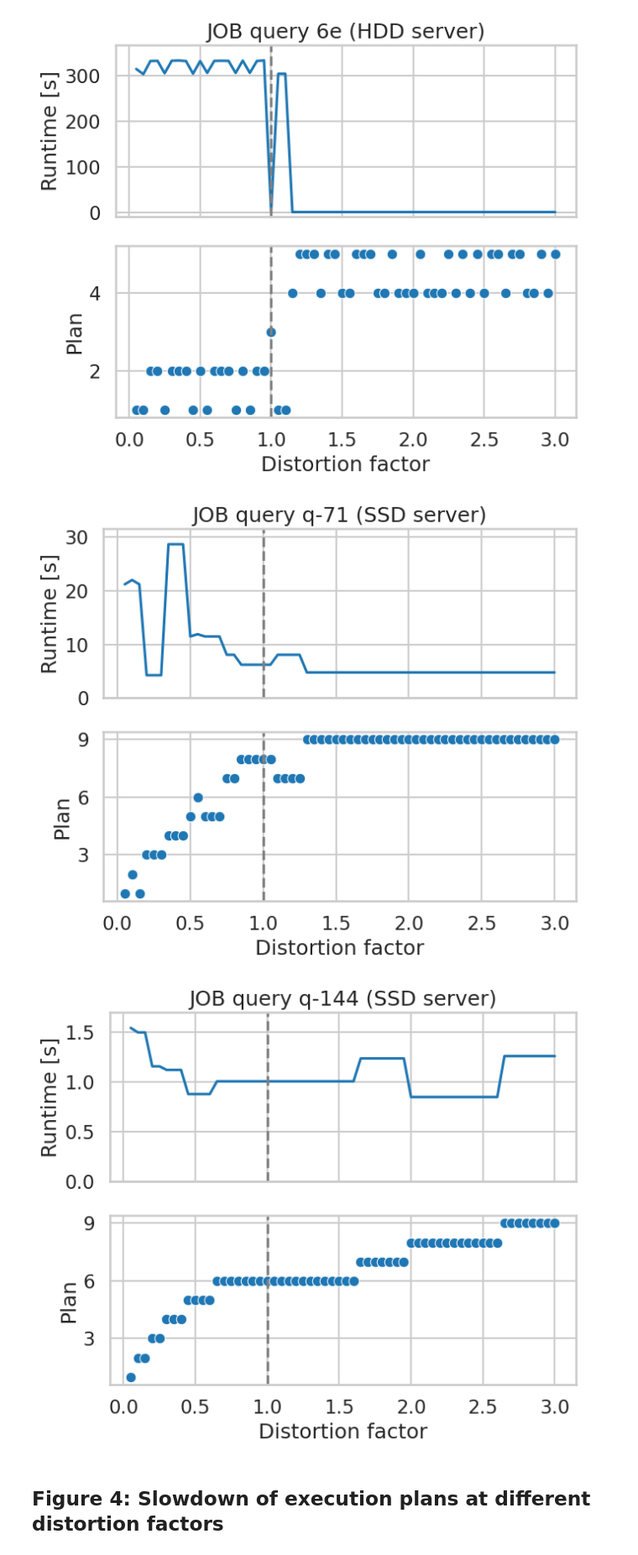
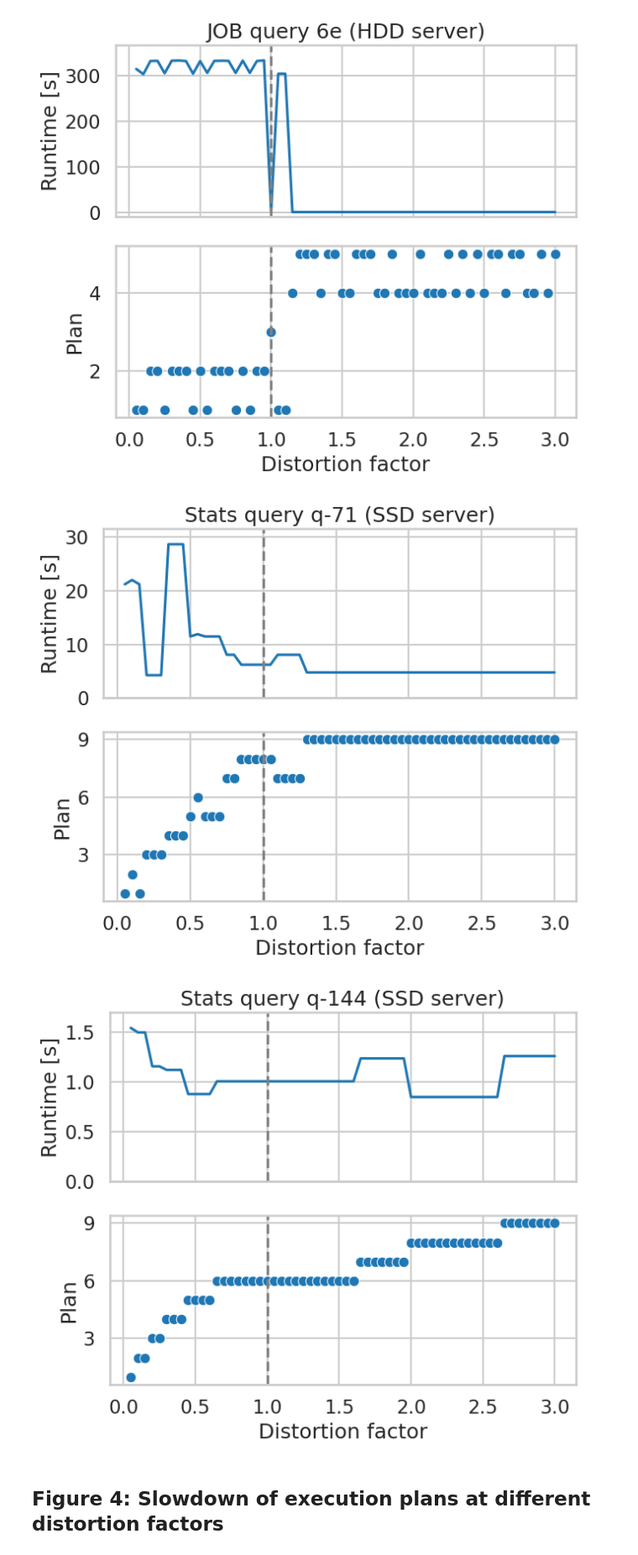
Before and after one commit to db-tu-dresden/SIGMOD25-PostgreEval, a Jupyter notebook: evaluation/Section-4-1-CardDistortion-Plain.ipynb, the cells around one changed output. Shown at 84% size. Cells and saved outputs as stored; diff of their text form; code cells hidden in the pictures.

Commit message:
Fix labels in card distortion plots

```diff
--- a/evaluation/Section-4-1-CardDistortion-Plain.ipynb
+++ b/evaluation/Section-4-1-CardDistortion-Plain.ipynb
@@ -79,7 +79,7 @@ stats_df = load_results("card-distortion-stats.csv", workload=stats)
 # %% [markdown]
 ## Figure 3: Impact of cardinality misestimates on select JOB and Stats queries
 # %%
-def make_distortion_plot(df: pd.DataFrame, *, label: str, server: str, suffix: str) -> None:
+def make_distortion_plot(df: pd.DataFrame, *, label: str, server: str, workload: str, suffix: str) -> None:
     sns.set_context("talk")
 
     current_sample = df.query("label == @label & server == @server").copy().sort_values(by="distortion_factor")
@@ -89,7 +89,7 @@ def make_distortion_plot(df: pd.DataFrame, *, label: str, server: str, suffix: s
 
     g_distortion = sns.lineplot(current_sample, x="distortion_factor", y="runtime",
                                 ax=ax_distortion)
-    g_distortion.set(title=f"JOB query {label} ({server_label} server)", ylabel="Runtime [s]")
+    g_distortion.set(title=f"{workload} query {label} ({server_label} server)", ylabel="Runtime [s]")
     g_distortion.set_ylim(bottom=-10 if current_sample.runtime.min() < 1.0 and current_sample.runtime.max() > 5 else 0,
                           top=1.1 * current_sample.runtime.max())
     g_distortion.axvline(1.0, color="grey", linestyle="dashed")
@@ -112,13 +112,13 @@ make_distortion_plot(job_df, label="6e", server="hdd", suffix="jitter")
 # %% [output]
 [figure]
 # %%
-make_distortion_plot(stats_df, label="q-71", server="ssd", suffix="stats-variable")
+make_distortion_plot(stats_df, label="q-71", server="ssd", workload="Stats", suffix="stats-variable")
 # %% [output]
-[figure, old version]
+[figure, new version]
 # %%
-make_distortion_plot(stats_df, label="q-144", server="ssd", suffix="stats-cost-corr")
+make_distortion_plot(stats_df, label="q-144", server="ssd", workload="Stats", suffix="stats-cost-corr")
 # %% [output]
-[figure, old version]
+[figure, new version]
 # %% [markdown]
 ## Figure 4: Slowdown of execution plans at different distortion factors
 # %%
```
Also changed, not shown: parts of 2 cells of this notebook.
